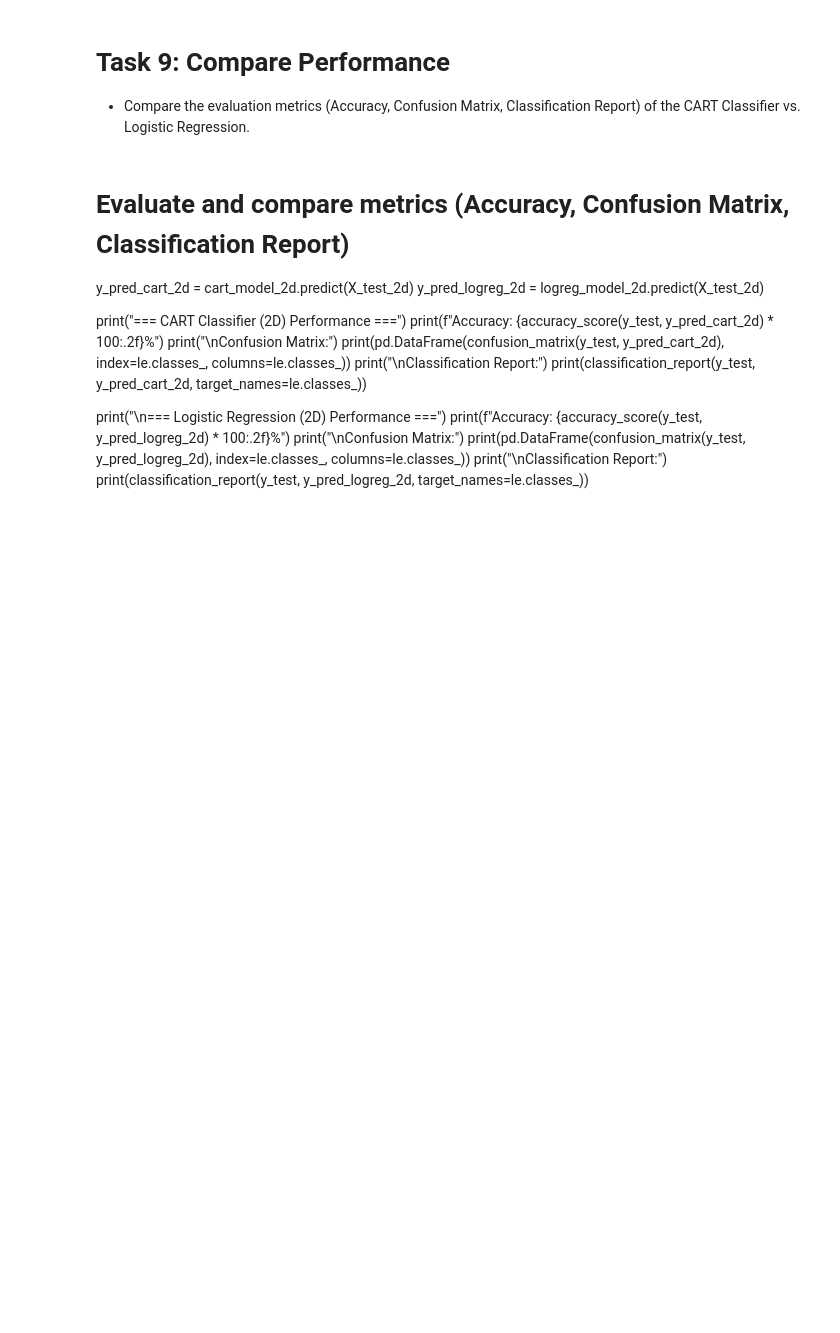
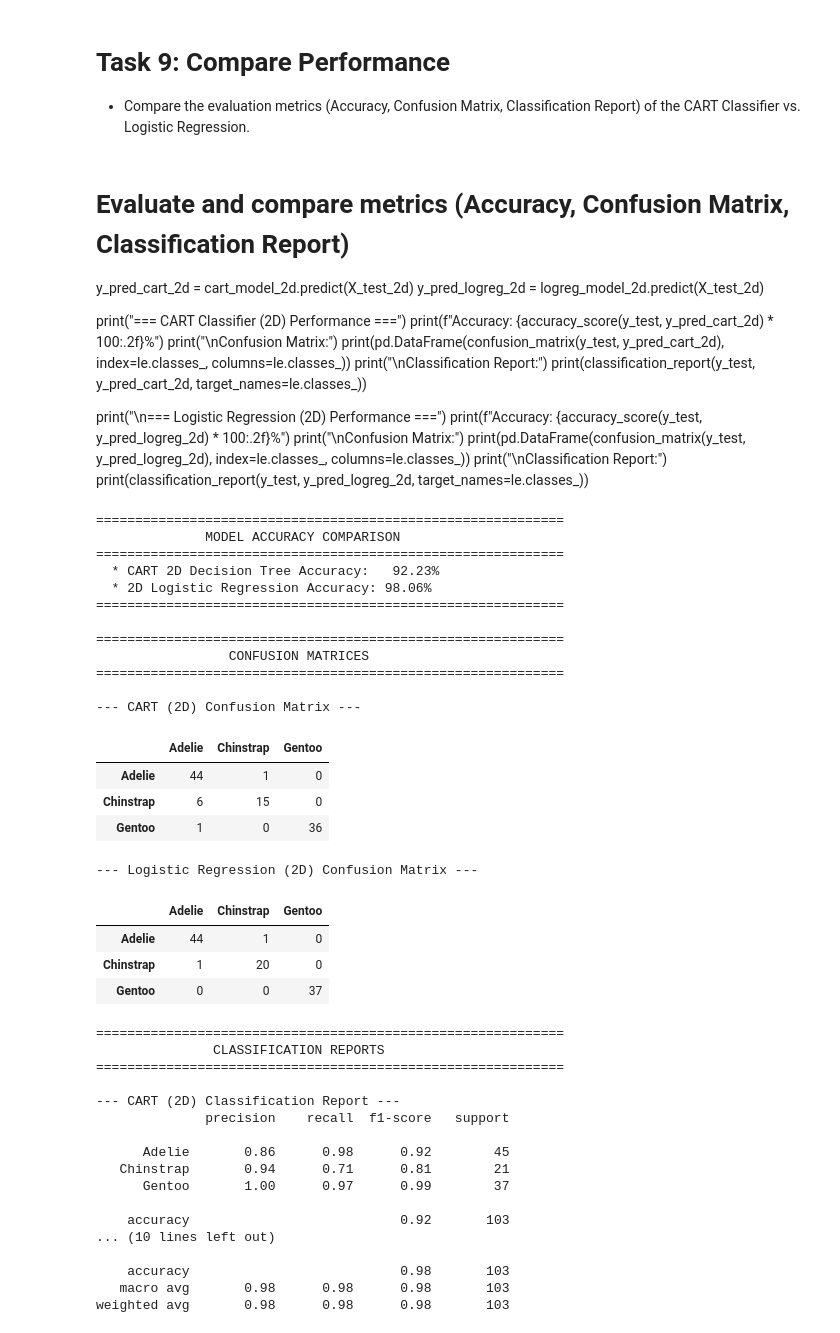
Before and after one commit to sammy495/ML_Experiment_, a Jupyter notebook: ML_Experiment_9.ipynb, the cells around one changed output. Drawn from its saved outputs; the diff is of its cells as text; code cells hidden in the pictures; blank space fills up the shorter version.

```diff
--- a/ML_Experiment_9.ipynb
+++ b/ML_Experiment_9.ipynb
@@ -284,3 +284,81 @@ print("\nConfusion Matrix:")
 print(pd.DataFrame(confusion_matrix(y_test, y_pred_logreg_2d), index=le.classes_, columns=le.classes_))
 print("\nClassification Report:")
 print(classification_report(y_test, y_pred_logreg_2d, target_names=le.classes_))
+# %%
+import pandas as pd
+from sklearn.metrics import accuracy_score, confusion_matrix, classification_report
+
+# Generate predictions for both models in the 2D space
+y_pred_cart_2d = cart_model_2d.predict(X_test_2d)
+y_pred_logreg_2d = logreg_model_2d.predict(X_test_2d)
+
+# Calculate Accuracies
+acc_cart = accuracy_score(y_test, y_pred_cart_2d)
+acc_logreg = accuracy_score(y_test, y_pred_logreg_2d)
+
+# Create side-by-side summaries
+print("=" * 60)
+print("              MODEL ACCURACY COMPARISON")
+print("=" * 60)
+print(f"  * CART 2D Decision Tree Accuracy:   {acc_cart * 100:.2f}%")
+print(f"  * 2D Logistic Regression Accuracy: {acc_logreg * 100:.2f}%")
+print("=" * 60 + "\n")
+
+print("=" * 60)
+print("                 CONFUSION MATRICES")
+print("=" * 60)
+print("\n--- CART (2D) Confusion Matrix ---")
+cm_cart_df = pd.DataFrame(confusion_matrix(y_test, y_pred_cart_2d), index=le.classes_, columns=le.classes_)
+display(cm_cart_df)
+
+print("\n--- Logistic Regression (2D) Confusion Matrix ---")
+cm_logreg_df = pd.DataFrame(confusion_matrix(y_test, y_pred_logreg_2d), index=le.classes_, columns=le.classes_)
+display(cm_logreg_df)
+
+print("\n" + "=" * 60)
+print("               CLASSIFICATION REPORTS")
+print("=" * 60)
+print("\n--- CART (2D) Classification Report ---")
+print(classification_report(y_test, y_pred_cart_2d, target_names=le.classes_))
+
+print("\n--- Logistic Regression (2D) Classification Report ---")
+print(classification_report(y_test, y_pred_logreg_2d, target_names=le.classes_))
+# %% [output]
+============================================================
+              MODEL ACCURACY COMPARISON
+============================================================
+  * CART 2D Decision Tree Accuracy:   92.23%
+  * 2D Logistic Regression Accuracy: 98.06%
+============================================================
+
+============================================================
+                 CONFUSION MATRICES
+============================================================
+
+--- CART (2D) Confusion Matrix ---
+|  | Adelie | Chinstrap | Gentoo |
+| Adelie | 44 | 1 | 0 |
+| Chinstrap | 6 | 15 | 0 |
+| Gentoo | 1 | 0 | 36 |
+--- Logistic Regression (2D) Confusion Matrix ---
+|  | Adelie | Chinstrap | Gentoo |
+| Adelie | 44 | 1 | 0 |
+| Chinstrap | 1 | 20 | 0 |
+| Gentoo | 0 | 0 | 37 |
+============================================================
+               CLASSIFICATION REPORTS
+============================================================
+
+--- CART (2D) Classification Report ---
+              precision    recall  f1-score   support
+
+      Adelie       0.86      0.98      0.92        45
+   Chinstrap       0.94      0.71      0.81        21
+      Gentoo       1.00      0.97      0.99        37
+
+    accuracy                           0.92       103
+... (10 lines left out)
+
+    accuracy                           0.98       103
+   macro avg       0.98      0.98      0.98       103
+weighted avg       0.98      0.98      0.98       103
```
